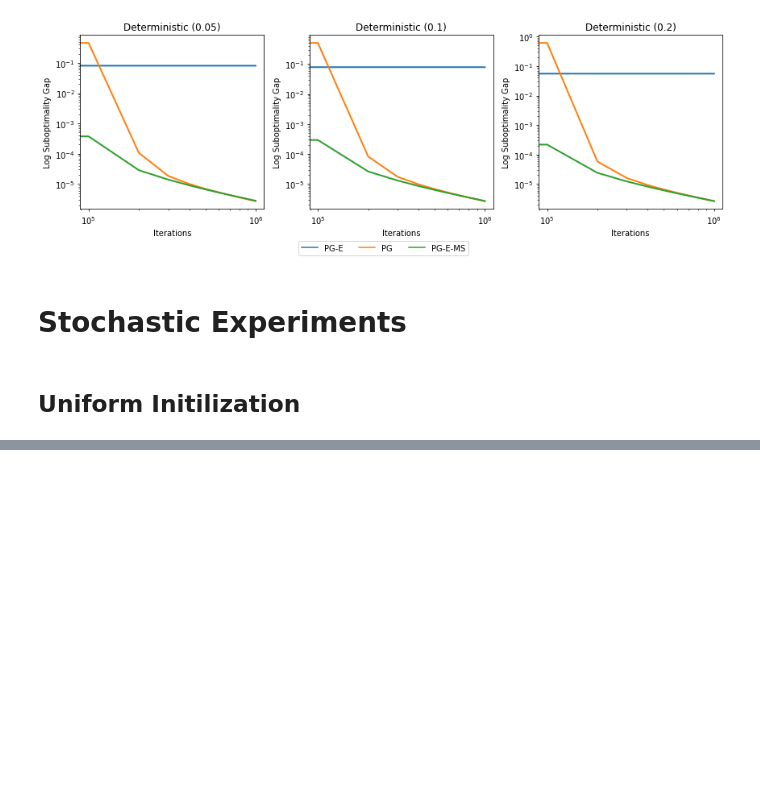
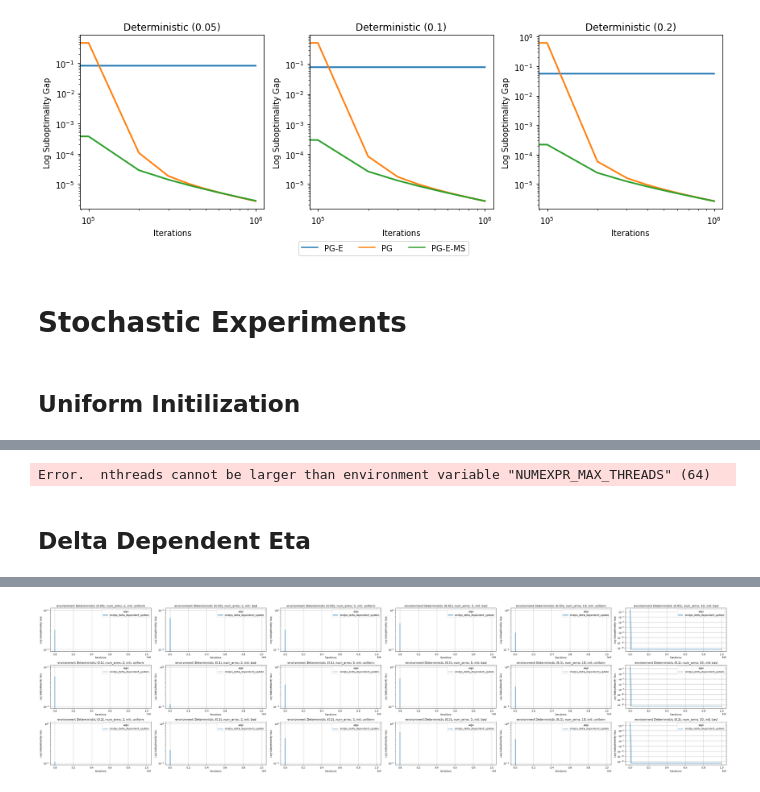
Before and after one commit to reza-asad/practical-pg, a Jupyter notebook: plot_experiment.ipynb, the cells around one changed output, grey strips where cells are left out. Cells and saved outputs as stored; diff of their text form; code cells hidden in the pictures; blank space fills up the shorter version.

```diff
--- a/plot_experiment.ipynb
+++ b/plot_experiment.ipynb
@@ -241 +201,14 @@ plt.savefig("plots/spg_entropy_uniform.png", bbox_inches="tight", dpi=400)
+# %%
+import os
+import matplotlib.pyplot as plt
+import matplotlib as mpl
+import pandas as pd
+import seaborn as sns
+import glob
+import numpy as np
+mpl.rcParams["xtick.major.size"] = 3
+mpl.rcParams["ytick.major.size"] = 3
+pd.options.mode.chained_assignment = None
+# %% [output]
+Error.  nthreads cannot be larger than environment variable "NUMEXPR_MAX_THREADS" (64)
 # %%
@@ -307,0 +300,66 @@ plt.savefig("plots/spg_entropy_bad.png", bbox_inches="tight", dpi=400)
+# %% [markdown]
+## Delta Dependent Eta
+# %%
+def plot_sub_opt_gap_prob_opt_action_delta_dep(metric, row_idx, col_idx):
+    env=environments[env_idx]
+    path = f"{log_dir}/{experiment_name}"
+
+    # read the data from the logs.
+    pathenv = f"{path}/{env}"
+
+    log_files = glob.glob(f"{pathenv}/*.csv")
+    assert len(log_files), f"No files in '{pathenv}/*.csv' found"
+    for f in log_files:
+        df = pd.concat(
+            (pd.read_csv(f, index_col=0) for f in glob.glob(f"{pathenv}/*.csv")),
+            ignore_index=True,
+        )
+
+    df = df.sort_values("algo")
+    df_baseline = df[df["algo"].str.contains("entropy") == False]
+
+    # take mdpo and smdpo data with eta
+    data = df_baseline
+    data[metric].fillna(0, inplace=True)
+
+    # plot the suboptimality gap with blue color.
+    line_plot = sns.lineplot(
+        data=data, x="iteration", y=metric, hue="algo", ax=axes[row_idx, col_idx], linewidth=2.0
+    )
+    title = "environment {}, num_arms: {}, init: {}".format(environments[env_idx], num_arms, init)
+    axes[row_idx, col_idx].set_title(title)
+    axes[row_idx, col_idx].set_xlabel("Iterations")
+    if metric == 'sub_opt_gap':
+        axes[row_idx, col_idx].set_ylabel("Log {}".format(metric_map[metric]))
+        axes[row_idx, col_idx].set_yscale("log")
+    else:
+        axes[row_idx, col_idx].set_ylabel("{}".format(metric_map[metric]))
+    axes[row_idx, col_idx].grid(True)
+
+# exp setup
+metric = 'sub_opt_gap'
+env_indices = range(len(environments))
+num_arms_list = [2, 5, 10]
+init_list = ['uniform', 'bad']
+log_dir = "logs"
+plot_root_dir = 'delta_dependent_eta'
+experiment_name_template = "delta_dependent_eta_arms_{}_init_{}"
+metric_map = {'sub_opt_gap': 'Suboptimality Gap', 'opt_action_pr': 'Optimal Action'}
+
+fig, axes = plt.subplots(nrows=len(environments), ncols=len(num_arms_list)*len(init_list), figsize=(40, 10))
+for row_idx, env_idx in enumerate(env_indices):
+    col_idx = 0
+    for num_arms in num_arms_list:
+        for init in init_list:
+            experiment_name = experiment_name_template.format(num_arms, init)
+            plot_sub_opt_gap_prob_opt_action_delta_dep(metric, row_idx, col_idx)
+            print(f"Done: {environments[env_idx]}, {num_arms}, {init}")
+            col_idx += 1
+
+plt.tight_layout()
+plot_dir = 'plots/{}'.format(plot_root_dir)
+if not os.path.exists(plot_dir):
+    os.makedirs(plot_dir)
+output_path = os.path.join(plot_dir, "smdpo_delta_dependent_eta_{}.png".format(metric))
+plt.savefig(output_path, bbox_inches="tight", dpi=400)
+# %% [output]
@@ -307,0 +384 @@ plt.savefig("plots/spg_entropy_bad.png", bbox_inches="tight", dpi=400)
+[figure, added]
```
Also changed, not shown: parts of 9 cells of this notebook, 14 other files.
